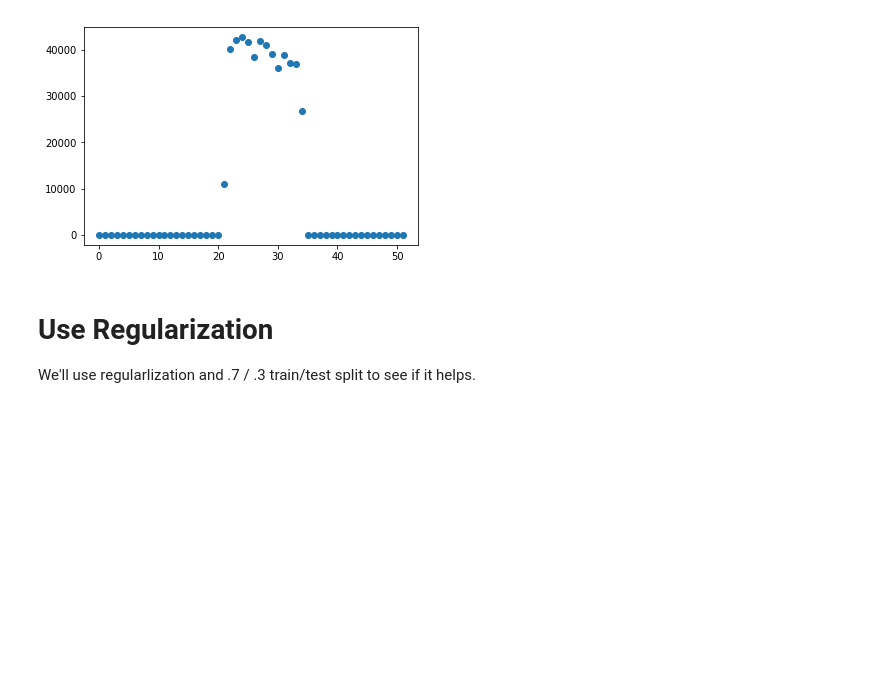
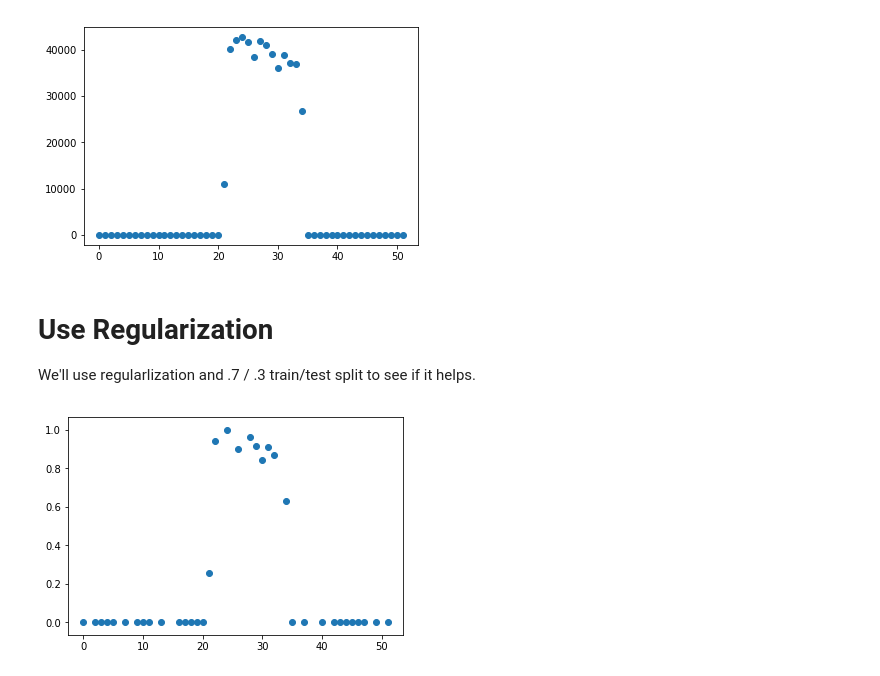
Before and after one commit to chrismattmann/MLwithTensorFlow2ed, a Jupyter notebook: Listing 3.6 - Final.ipynb, the cells around one changed output. Cells and saved outputs as stored; diff of their text form; code cells hidden in the pictures; blank space fills up the shorter version.

```diff
--- a/Listing 3.6 - Final.ipynb
+++ b/Listing 3.6 - Final.ipynb
@@ -181,3 +190,7 @@ def split_dataset(x_dataset, y_dataset, ratio):
     return x_train, x_test, y_train, y_test
 # %%
 (x_train, x_test, y_train, y_test) = split_dataset(X_train, nY_train, 0.7)
+plt.scatter(x_train, y_train)
+plt.show()
+# %% [output]
+[figure, added]
```
Also changed, not shown: parts of 13 cells of this notebook, 4 other files.
